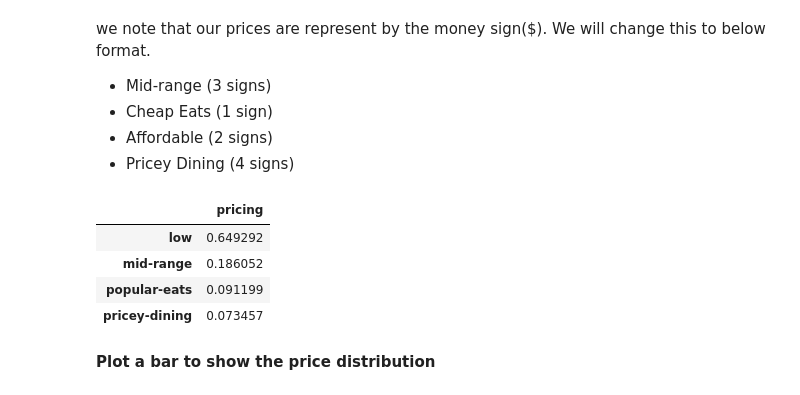
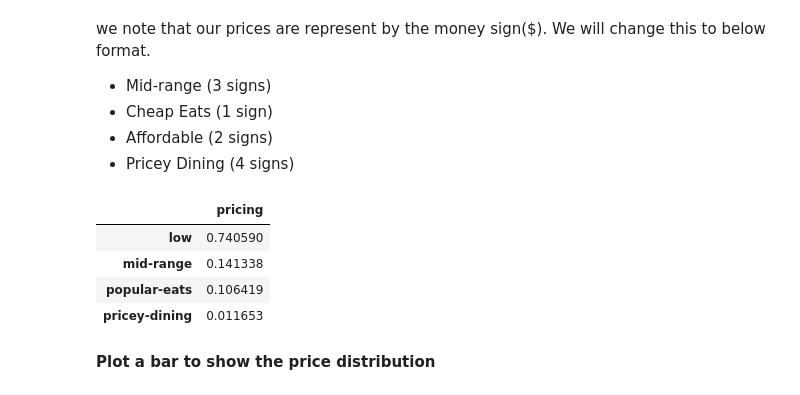
Before and after one commit to ThuoM/New-York-Restaurant-Recommender-System, a Jupyter notebook: restaurants_recommender.ipynb, the cells around one changed output. Drawn from its saved outputs; the diff is of its cells as text; code cells hidden in the pictures.

```diff
--- a/restaurants_recommender.ipynb
+++ b/restaurants_recommender.ipynb
@@ -360,0 +635,3 @@ We do not have missing values.
+# %%
+#inspect
+filttered_restaurant_reviews['transactions'] = filttered_restaurant_reviews['transactions'].appy(lambda x: ''.join(x))
@@ -360,0 +650,6 @@ We do not have missing values.
+# %%
+filttered_restaurant_reviews['transactions'].replace("[]", pd.NA, inplace=True)
+print(filttered_restaurant_reviews.shape)
+print( "cleaned transactions before dropping Null values", filttered_restaurant_reviews['transactions'])
+filttered_restaurant_reviews.dropna(inplace=True)
+print("shape after dropping null values", filttered_restaurant_reviews.shape)
@@ -360,0 +671,3 @@ We do not have missing values.
+# %%
+filttered_restaurant_reviews['transactions'] = filttered_restaurant_reviews['transactions'].apply(lambda x: ''.join(x))
+filttered_restaurant_reviews['transactions']
@@ -424,15 +729,15 @@ we note that our prices are represent by the money sign($). We will change this
 * Affordable (2 signs)
 * Pricey Dining (4 signs)
 # %%
-restaurant_reviews['pricing'].replace(['$$', '$$$$', '$', '$$$'], ['low', 'pricey-dining', 'popular-eats', 'mid-range'], inplace=True)
+filttered_restaurant_reviews['pricing'].replace(['$$', '$$$$', '$', '$$$'], ['low', 'pricey-dining', 'popular-eats', 'mid-range'], inplace=True)
 # %%
 #confirm the changes
-restaurant_reviews['pricing'].value_counts(normalize=True).to_frame()
+filttered_restaurant_reviews['pricing'].value_counts(normalize=True).to_frame()
 # %% [output]
 |  | pricing |
-| low | 0.649292 |
-| mid-range | 0.186052 |
-| popular-eats | 0.091199 |
-| pricey-dining | 0.073457 |
+| low | 0.740590 |
+| mid-range | 0.141338 |
+| popular-eats | 0.106419 |
+| pricey-dining | 0.011653 |
 # %% [markdown]
 <strong>Plot a bar to show the price distribution</strong>
```
Also changed, not shown: parts of 119 cells of this notebook.
